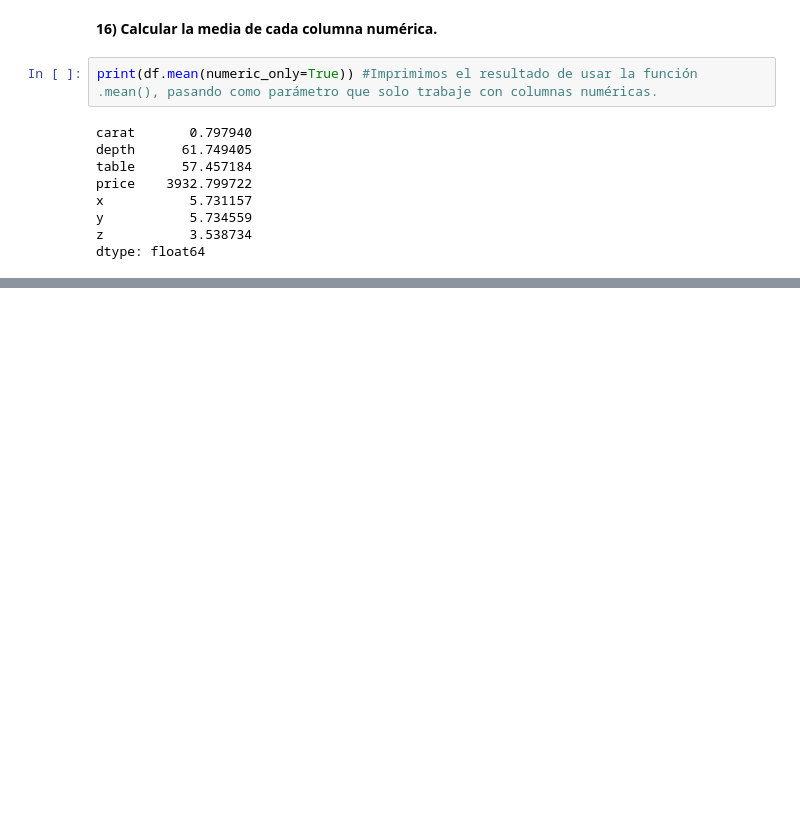
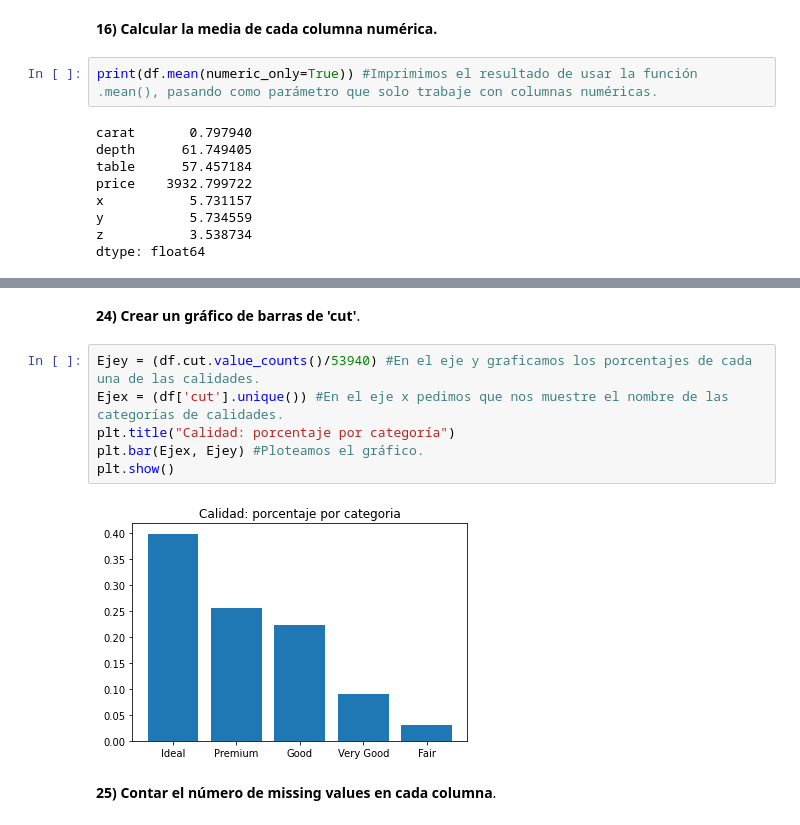
Before and after one commit to CatalinaBanfi/tarea-python-banfi-lima, a Jupyter notebook: Tarea_Python_Banfi_Lima.ipynb, the cells around one changed output, grey strips where cells are left out. Cells and saved outputs as stored; diff of their text form; blank space fills up the shorter version.

```diff
--- a/Tarea_Python_Banfi_Lima.ipynb
+++ b/Tarea_Python_Banfi_Lima.ipynb
@@ -287,0 +378,12 @@ dtype: float64
+# %% [markdown]
+**24)	Crear un gráfico de barras de 'cut'**.
+# %%
+Ejey = (df.cut.value_counts()/53940) #En el eje y graficamos los porcentajes de cada una de las calidades.
+Ejex = (df['cut'].unique()) #En el eje x pedimos que nos muestre el nombre de las categorías de calidades.
+plt.title("Calidad: porcentaje por categoría")
+plt.bar(Ejex, Ejey) #Ploteamos el gráfico.
+plt.show()
+# %% [output]
+[figure, added]
+# %% [markdown]
+**25)	Contar el número de missing values en cada columna**.
```
Also changed, not shown: parts of 33 cells of this notebook.
